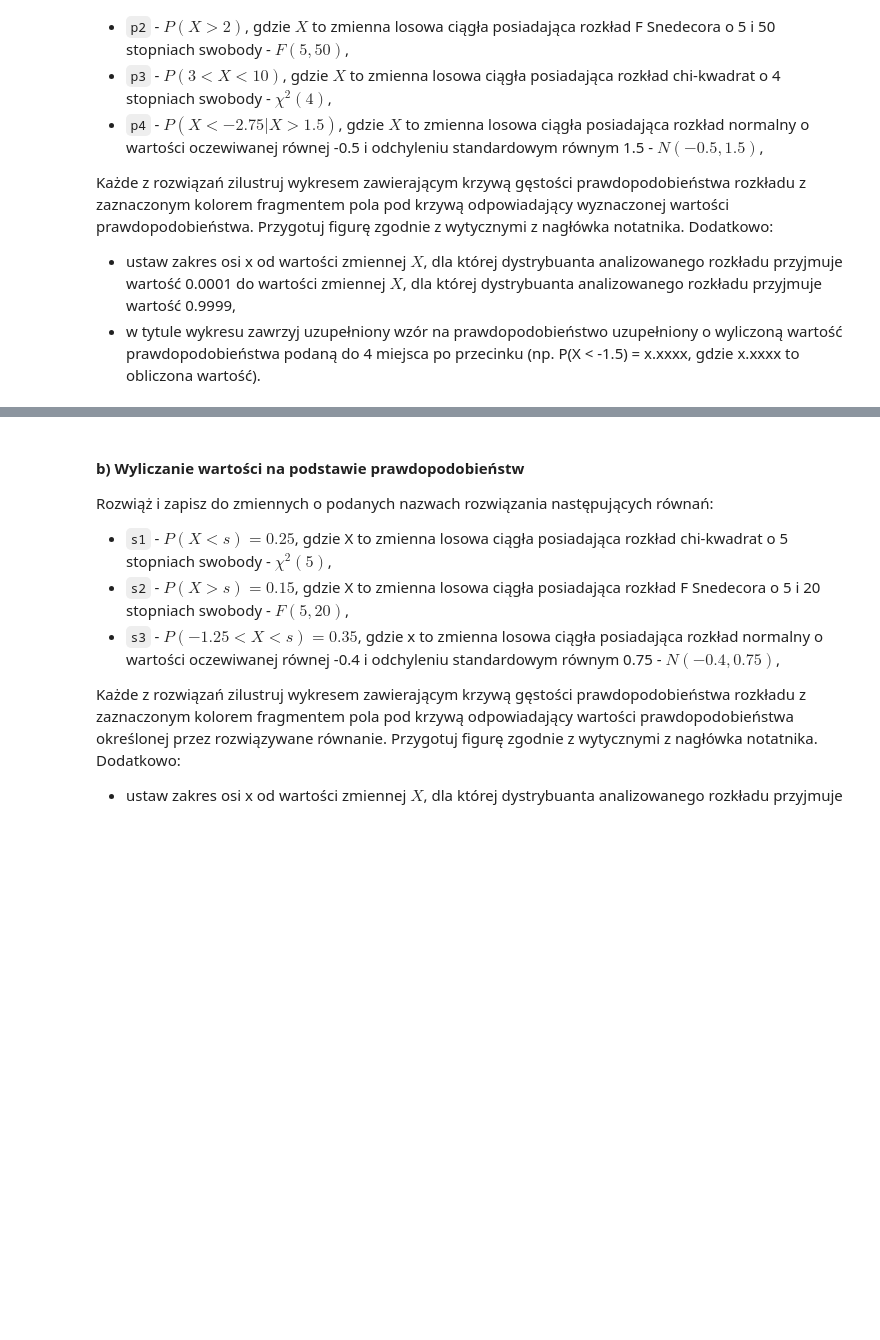
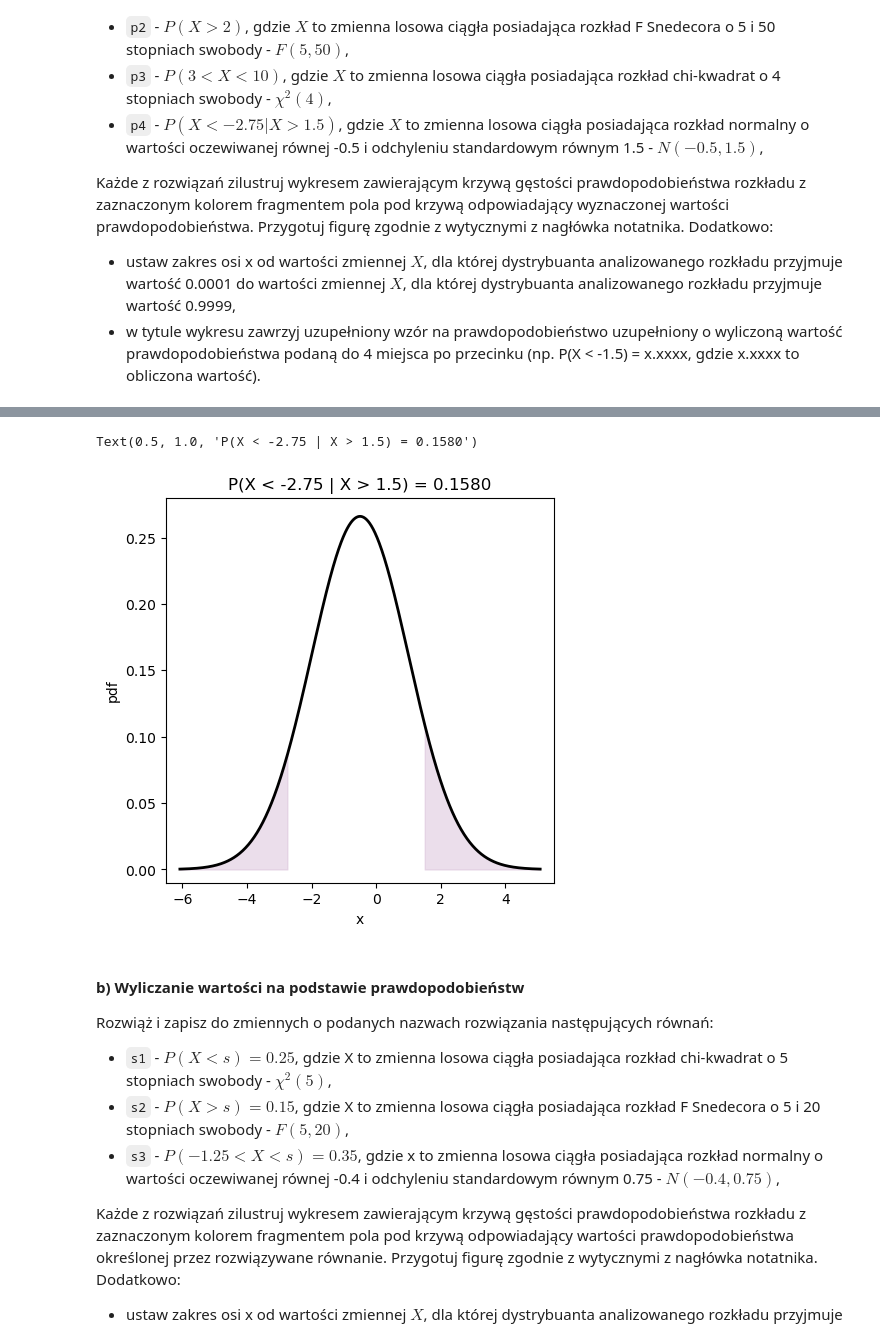
Before and after one commit to kubanskan/AGHCourse-DataAnalysisPython, a Jupyter notebook: Project4/ZZ04_CZ01.ipynb, the cells around one changed output, grey strips where cells are left out. Drawn from its saved outputs; the diff is of its cells as text; code cells hidden in the pictures; blank space fills up the shorter version.

```diff
--- a/Project4/ZZ04_CZ01.ipynb
+++ b/Project4/ZZ04_CZ01.ipynb
@@ -175,6 +214,20 @@ p3 = sp.stats.chi2.cdf(10,4) - sp.stats.chi2.cdf(3,4)
 # %%
 # p4
 p4 = sp.stats.norm.cdf(-2.75,-0.5,1.5) + 1 - sp.stats.norm.cdf(1.5,-0.5,1.5)
+# %%
+x_norm = np.linspace(sp.stats.norm.ppf(0.0001, -0.5, 1.5), sp.stats.norm.ppf(0.9999,-0.5, 1.5), 1000)
+plt.figure(figsize=(5, 5))
+plt.plot(x_norm, sp.stats.norm.pdf(x_norm, -0.5, 1.5), 'black', lw=2)
+plt.fill_between(x_norm, sp.stats.norm.pdf(x_norm, -0.5, 1.5),where=(x_norm < -2.75), color='thistle', alpha=0.5)
+plt.fill_between(x_norm, sp.stats.norm.pdf(x_norm, -0.5, 1.5),where=(x_norm > 1.5), color='thistle', alpha=0.5)
+plt.xlim(-6.5, 5.5)
+plt.ylim(-0.01, 0.28)
+plt.xlabel('x')
+plt.ylabel('pdf')
+plt.title(f'P(X < -2.75 | X > 1.5) = {p4:.4f}')
+# %% [output]
+Text(0.5, 1.0, 'P(X < -2.75 | X > 1.5) = 0.1580')
+[figure, added]
 # %%
 ### Komórka testowa
 assert np.isclose(p1, 0.08225366322272008)
```
Also changed, not shown: parts of 5 cells of this notebook.
